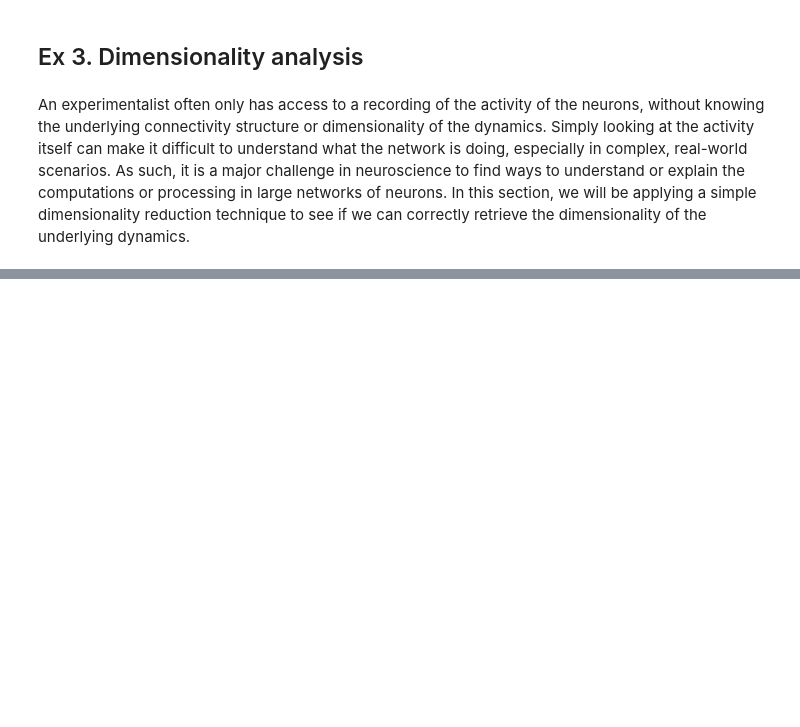
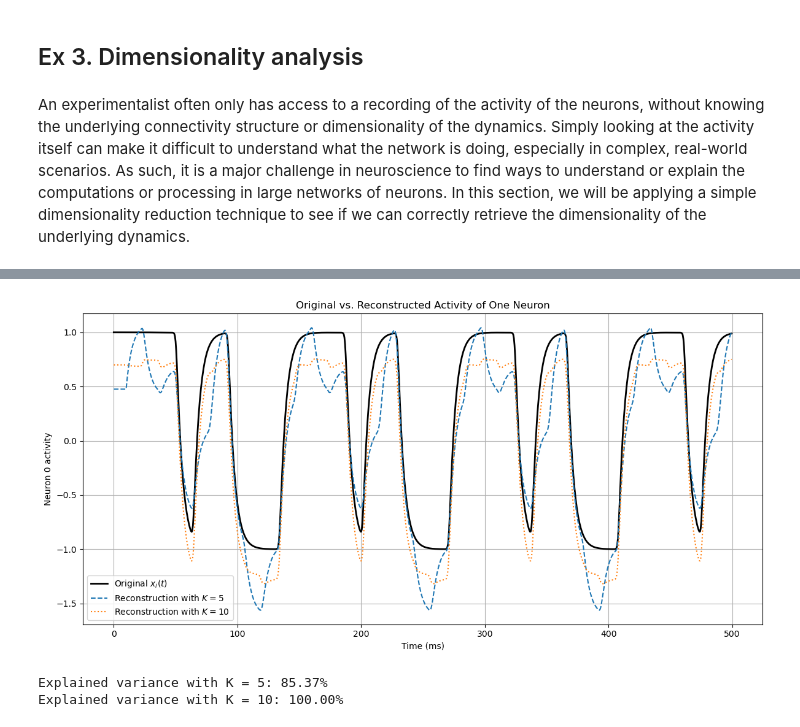
Before and after one commit to frossardr/H-et-R-project, a Jupyter notebook: Cyclic_hopfield_networks.ipynb, the cells around one changed output, grey strips where cells are left out. Saved outputs shown, nothing was run; the diff lists cells and outputs as text; code cells hidden in the pictures; blank space fills up the shorter version.

```diff
--- a/Cyclic_hopfield_networks.ipynb
+++ b/Cyclic_hopfield_networks.ipynb
@@ -822,0 +1033,48 @@ The main goal behind PCA is to find a set of components (like patterns) along wh
+# %%
+neuron_index = 0  # example neuron index
+
+# Number of components to reconstruct with
+K1 = P // 2
+K2 = P
+
+# Eigenvectors (shape (N, N)) and loadings (shape (N, T)) from previous PCA
+eigenvalues, eigenvectors, loadings = perform_pca(X)
+
+def reconstruct_x_i(eigenvectors, loadings, neuron_index, K):
+    """
+    Reconstruct the activity of a single neuron over time
+    using the first K components.
+    """
+    v_k = eigenvectors[neuron_index, :K]
+    l_k_t = loadings[:K, :]
+    x_i_t_approx = np.dot(v_k, l_k_t)
+    return x_i_t_approx
+
+# Reconstructions
+x_true = X[neuron_index, :] # original activity
+x_recon_k1 = reconstruct_x_i(eigenvectors, loadings, neuron_index, K1)
+x_recon_k2 = reconstruct_x_i(eigenvectors, loadings, neuron_index, K2)
+
+
+plt.figure(figsize=(12, 6))
+plt.plot(time, x_true, label="Original $x_i(t)$", color="black", linewidth=2)
+plt.plot(time, x_recon_k1, label=f"Reconstruction with $K = {K1}$", linestyle="--")
+plt.plot(time, x_recon_k2, label=f"Reconstruction with $K = {K2}$", linestyle=":")
+plt.xlabel("Time (ms)")
+plt.ylabel(f"Neuron {neuron_index} activity")
+plt.title("Original vs. Reconstructed Activity of One Neuron")
+plt.legend()
+plt.grid(True)
+plt.tight_layout()
+plt.show()
+
+# Explained variance calculation
+explained_variance_ratio = (eigenvalues ** 2) / np.sum(eigenvalues ** 2)
+ev_k1 = np.sum(explained_variance_ratio[:K1])
+ev_k2 = np.sum(explained_variance_ratio[:K2])
+print(f"Explained variance with K = {K1}: {ev_k1*100:.2f}%")
+print(f"Explained variance with K = {K2}: {ev_k2*100:.2f}%")
+# %% [output]
+[figure, added]
+Explained variance with K = 5: 85.37%
+Explained variance with K = 10: 100.00%
```
Also changed, not shown: parts of 24 cells of this notebook.
